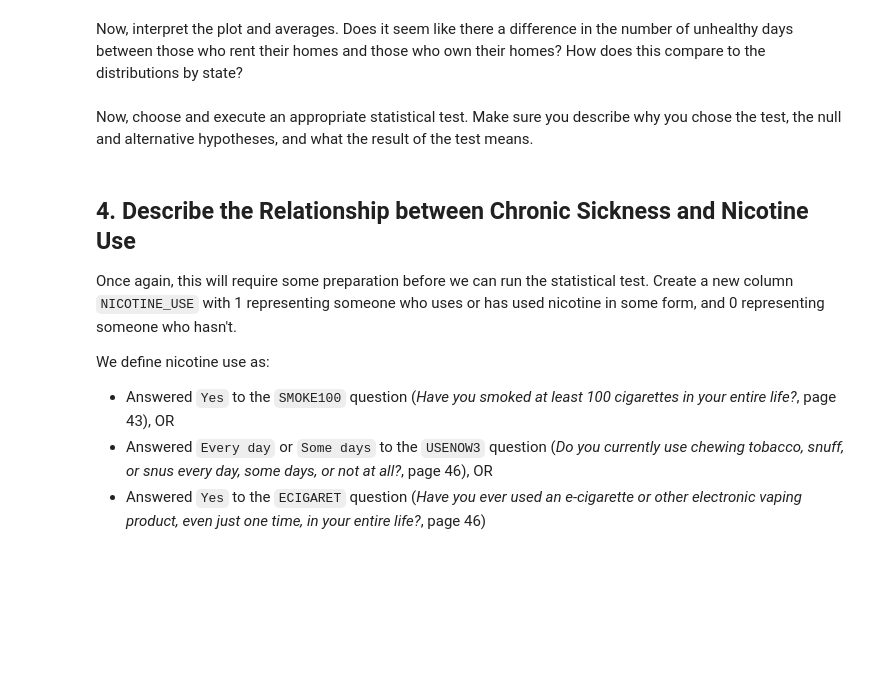
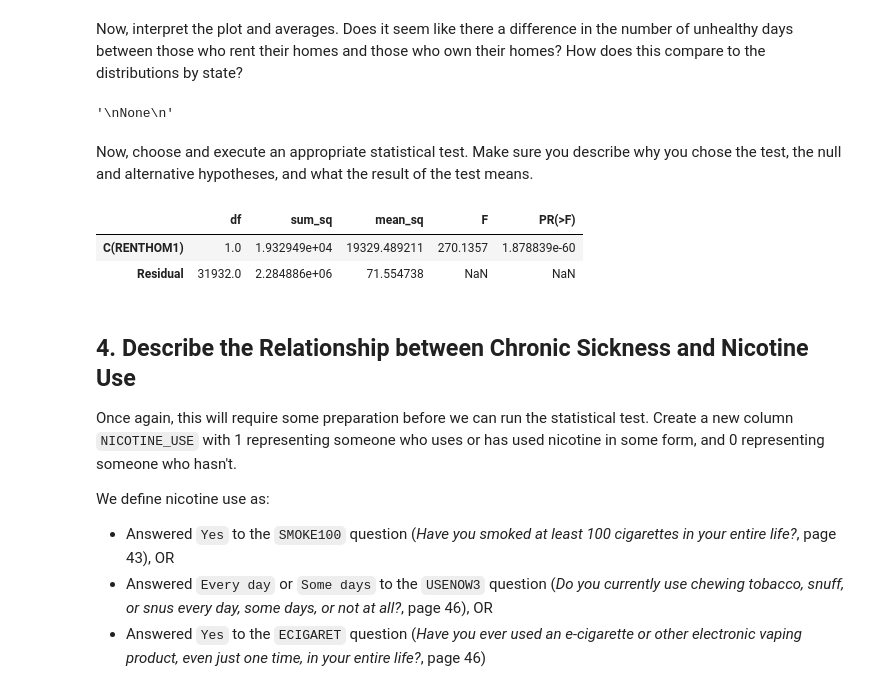
Before and after one commit to learn-co-curriculum/dsc-hypothesis-testing-lab, a Jupyter notebook: index.ipynb, the cells around one changed output. Cells and saved outputs as stored; diff of their text form; code cells hidden in the pictures; blank space fills up the shorter version.

```diff
--- a/index.ipynb
+++ b/index.ipynb
@@ -268,7 +433,10 @@ Now, interpret the plot and averages. Does it seem like there a difference in th
 # %%
 # Replace None with appropriate text
 """
-None
+There's considerable difference between owning and renting a home overall health.
+
 """
+# %% [output]
+'\nNone\n'
 # %% [markdown]
 Now, choose and execute an appropriate statistical test. Make sure you describe why you chose the test, the null and alternative hypotheses, and what the result of the test means.
@@ -277,3 +443,16 @@ Now, choose and execute an appropriate statistical test. Make sure you describe
+# %%
+# Your code here (create additional cells as needed)
+formula = 'PHYSHLTH ~ C(RENTHOM1)'
+lm = ols(formula, df).fit()
+sm.stats.anova_lm(lm)
+
+"""
+We reject the null ho: Home ownership makes a difference
+"""
+# %% [output]
+|  | df | sum_sq | mean_sq | F | PR(>F) |
+| C(RENTHOM1) | 1.0 | 1.932949e+04 | 19329.489211 | 270.1357 | 1.878839e-60 |
+| Residual | 31932.0 | 2.284886e+06 | 71.554738 | NaN | NaN |
 # %% [markdown]
 ## 4. Describe the Relationship between Chronic Sickness and Nicotine Use
 
```
Also changed, not shown: parts of 38 cells of this notebook.
